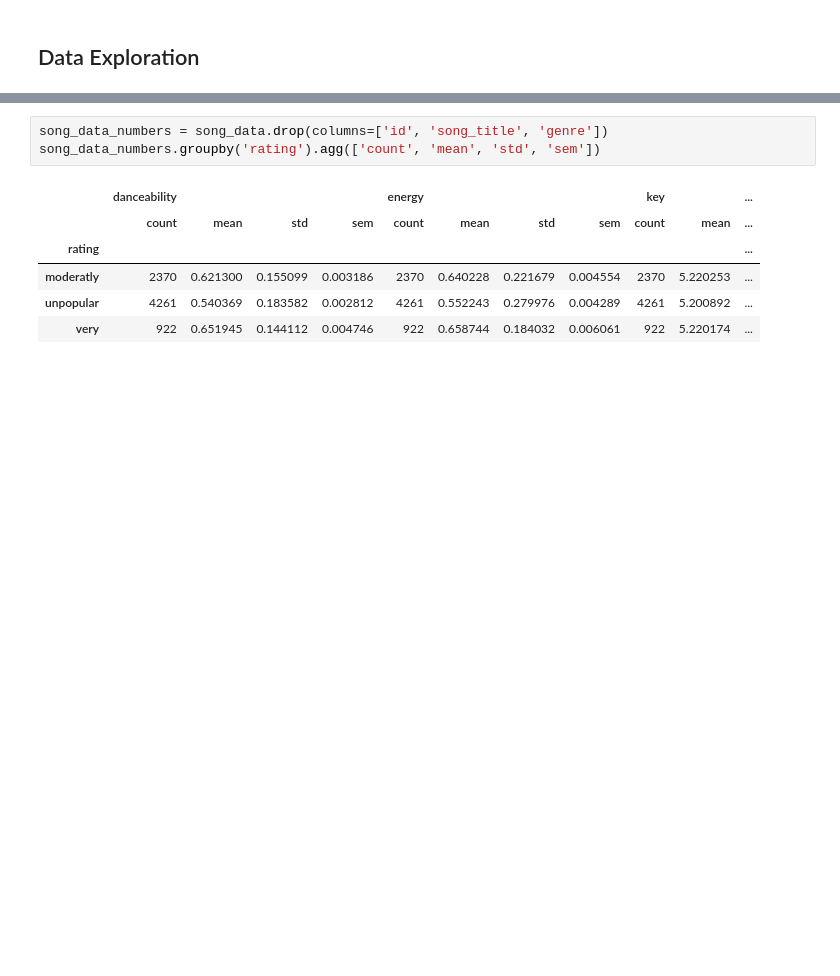
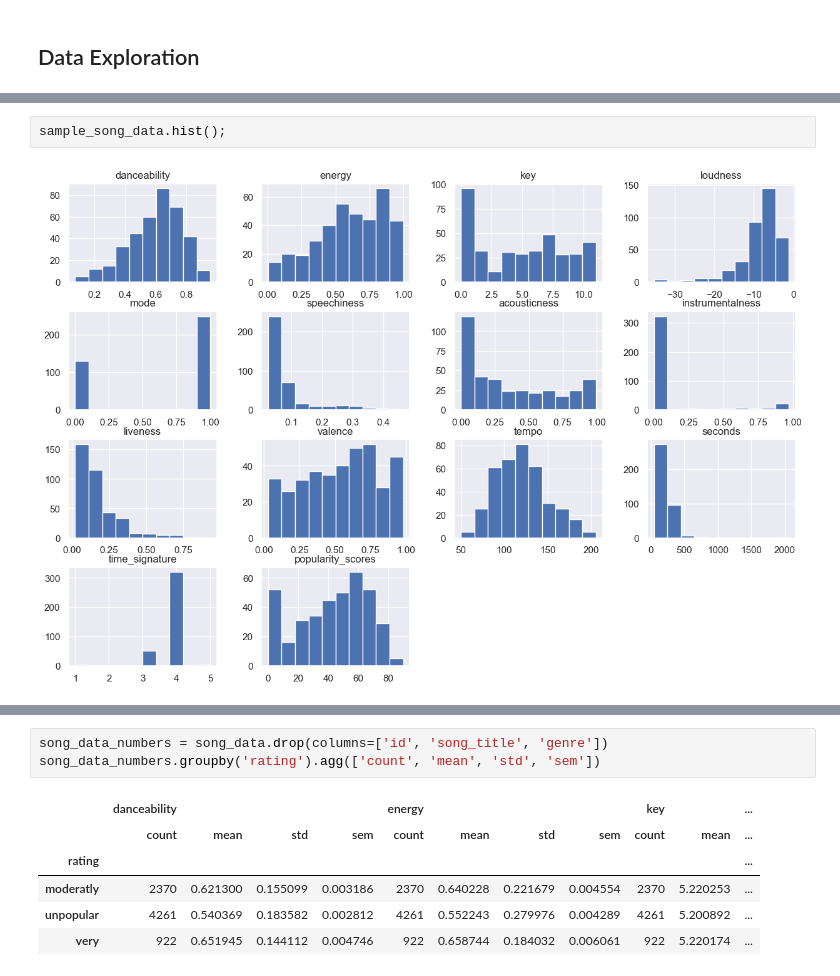
Before and after one commit to AlexLazcano/Spotify-Project-353, a Jupyter notebook: Project vol2 by Kerem (SongPopularityModels).ipynb, the cells around one changed output, grey strips where cells are left out. Saved outputs shown, nothing was run; the diff lists cells and outputs as text; blank space fills up the shorter version.

```diff
--- a/Project vol2 by Kerem (SongPopularityModels).ipynb
+++ b/Project vol2 by Kerem (SongPopularityModels).ipynb
@@ -212,3 +187,7 @@ corr.style.background_gradient(cmap="magma")
+# %%
+sample_song_data.hist();
+# %% [output]
+[figure, added]
 # %%
 #plotting frequencies against variables
 
```
Also changed, not shown: parts of 44 cells of this notebook.
